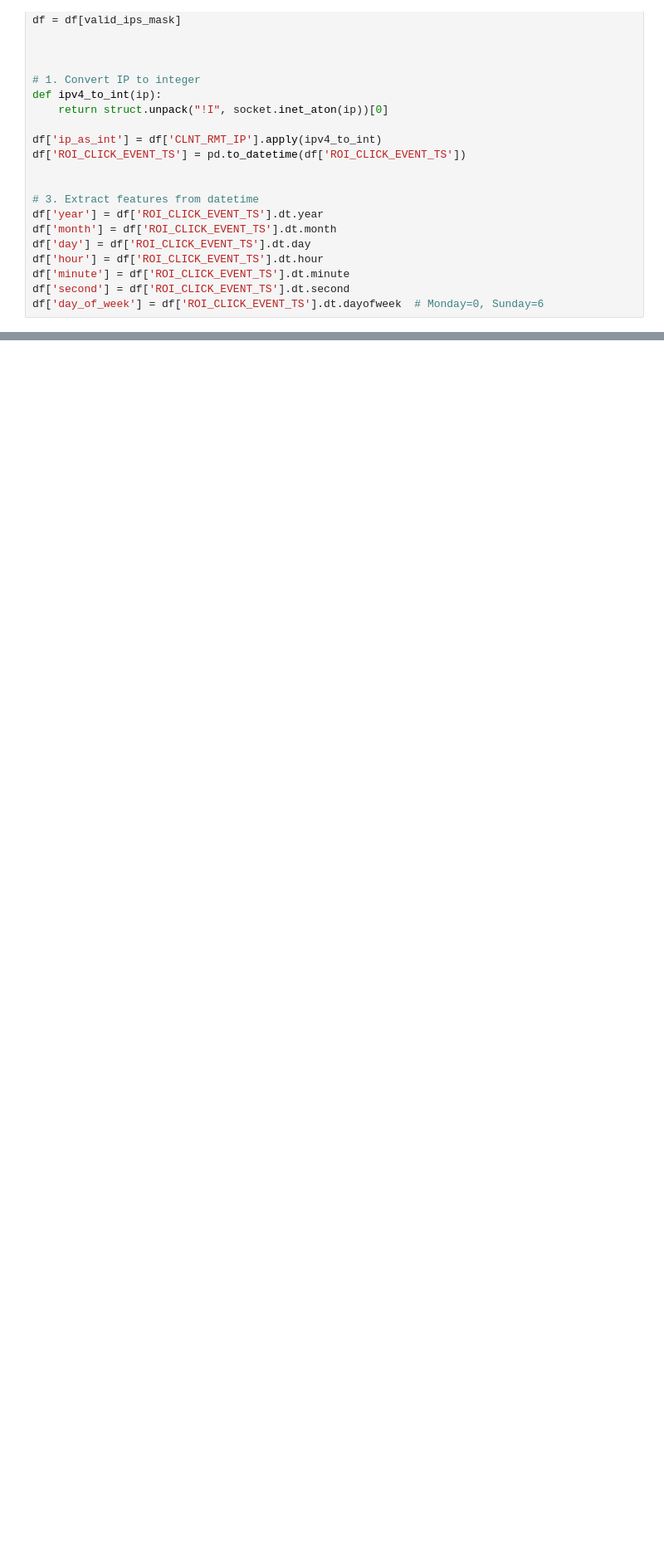
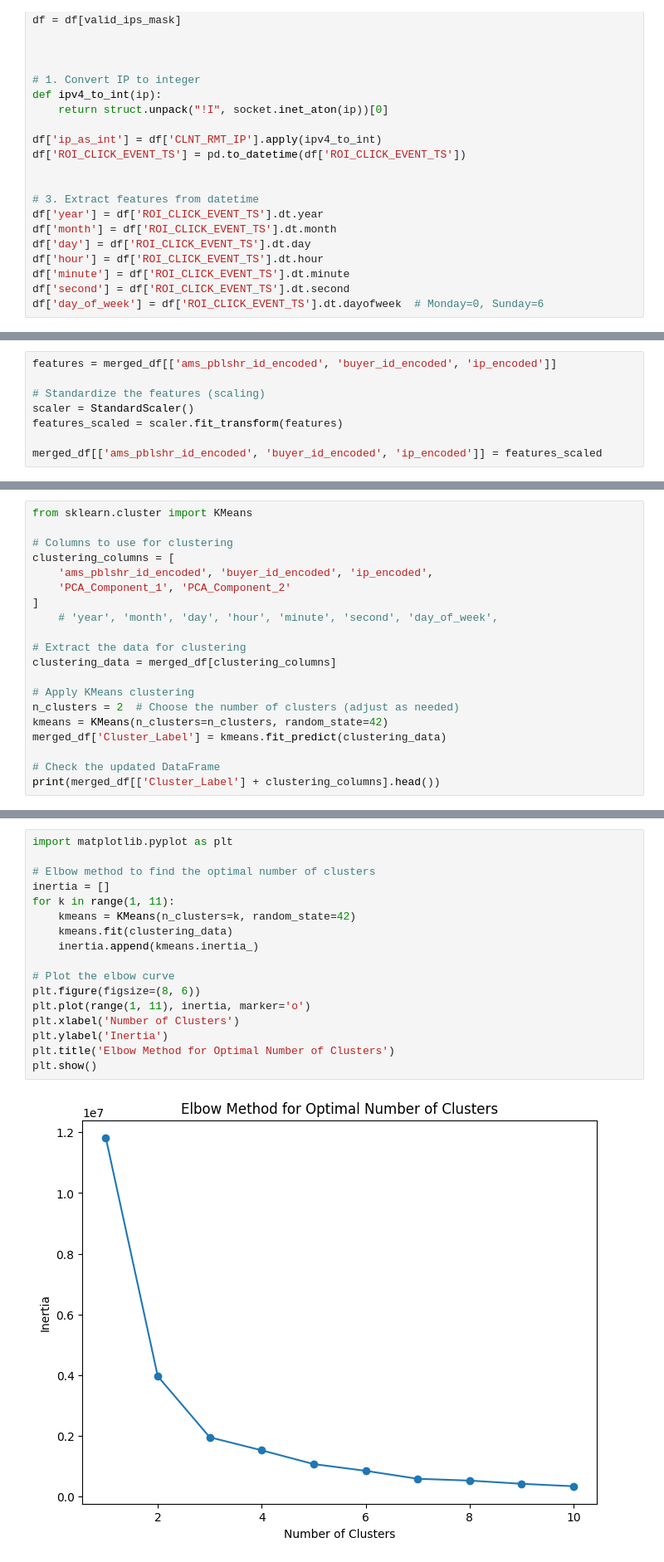
Before and after one commit to UtkarshS20/vpn_annotator, a Jupyter notebook: notebooks/feature_engineering.ipynb, the cells around one changed output, grey strips where cells are left out. Shown: that part at 83% size. Cells and saved outputs as stored; diff of their text form; blank space fills up the shorter version.

Commit message:
feature engineering+kmeans

```diff
--- a/notebooks/feature_engineering.ipynb
+++ b/notebooks/feature_engineering.ipynb
@@ -154,0 +260,8 @@ print(merged_df)
+# %%
+features = merged_df[['ams_pblshr_id_encoded', 'buyer_id_encoded', 'ip_encoded']]
+
+# Standardize the features (scaling)
+scaler = StandardScaler()
+features_scaled = scaler.fit_transform(features)
+
+merged_df[['ams_pblshr_id_encoded', 'buyer_id_encoded', 'ip_encoded']] = features_scaled
@@ -154,0 +285,20 @@ print(merged_df)
+# %%
+from sklearn.cluster import KMeans
+
+# Columns to use for clustering
+clustering_columns = [
+    'ams_pblshr_id_encoded', 'buyer_id_encoded', 'ip_encoded',
+    'PCA_Component_1', 'PCA_Component_2'
+]
+    # 'year', 'month', 'day', 'hour', 'minute', 'second', 'day_of_week',
+
+# Extract the data for clustering
+clustering_data = merged_df[clustering_columns]
+
+# Apply KMeans clustering
+n_clusters = 2  # Choose the number of clusters (adjust as needed)
+kmeans = KMeans(n_clusters=n_clusters, random_state=42)
+merged_df['Cluster_Label'] = kmeans.fit_predict(clustering_data)
+
+# Check the updated DataFrame
+print(merged_df[['Cluster_Label'] + clustering_columns].head())
@@ -154,0 +337,19 @@ print(merged_df)
+# %%
+import matplotlib.pyplot as plt
+
+# Elbow method to find the optimal number of clusters
+inertia = []
+for k in range(1, 11):
+    kmeans = KMeans(n_clusters=k, random_state=42)
+    kmeans.fit(clustering_data)
+    inertia.append(kmeans.inertia_)
+
+# Plot the elbow curve
+plt.figure(figsize=(8, 6))
+plt.plot(range(1, 11), inertia, marker='o')
+plt.xlabel('Number of Clusters')
+plt.ylabel('Inertia')
+plt.title('Elbow Method for Optimal Number of Clusters')
+plt.show()
+# %% [output]
+[figure, added]
```
Also changed, not shown: parts of 10 cells of this notebook.
